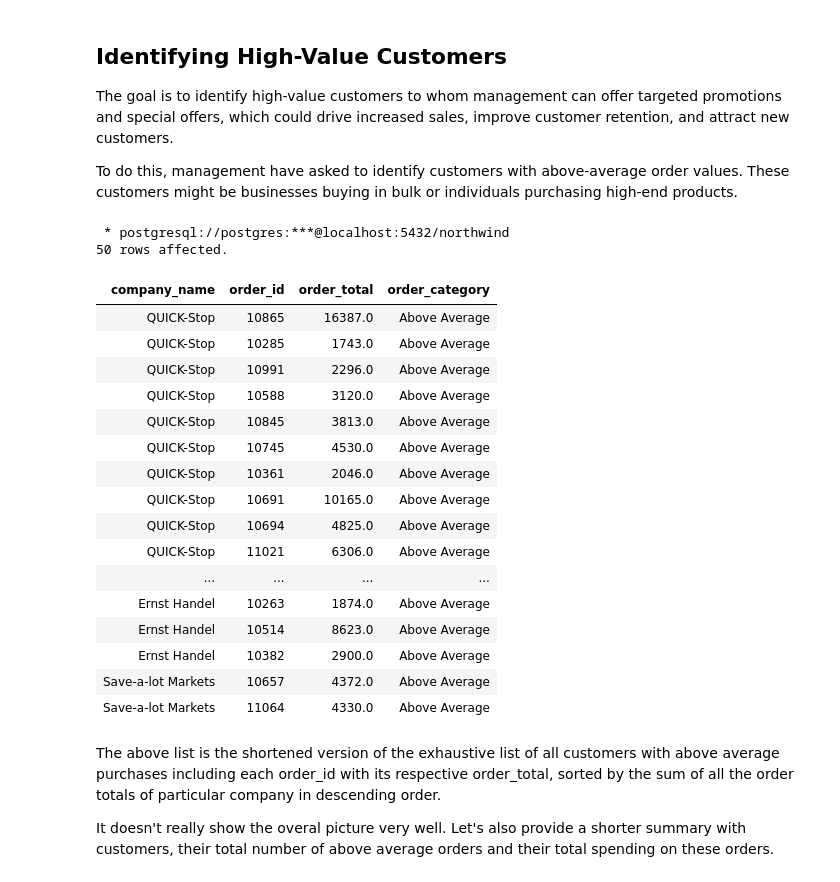
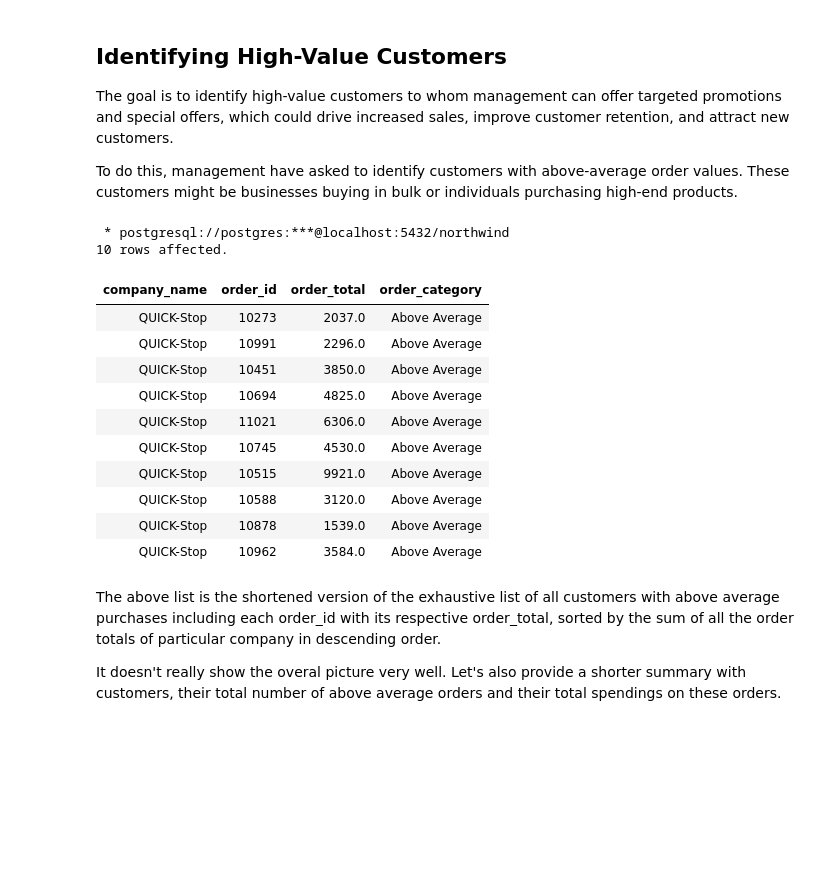
Before and after one commit to VeronikaKudry/business-insights-with-PostgreSQL, a Jupyter notebook: Strategic Business Insights with PostgreSQL.ipynb, the cells around one changed output. Drawn from its saved outputs; the diff is of its cells as text; code cells hidden in the pictures; blank space fills up the shorter version.

```diff
--- a/Strategic Business Insights with PostgreSQL.ipynb
+++ b/Strategic Business Insights with PostgreSQL.ipynb
@@ -491,46 +661,40 @@ To do this, management have asked to identify customers with above-average order
 # %%
 %%sql
 
 WITH
 customers_orders AS (
 SELECT c.company_name, od.order_id, ROUND(SUM(od.unit_price*od.quantity*(1-od.discount))) AS order_total
   FROM orders AS o
   JOIN customers AS c ON o.customer_id = c.customer_id
   JOIN order_details AS od ON o.order_id = od.order_id
  GROUP BY od.order_id, c.company_name
 )
 
 SELECT *,
        CASE WHEN order_total > (SELECT AVG(order_total) FROM customers_orders)
             THEN 'Above Average'
             ELSE 'Average/Below Average'
        END AS order_category
   FROM customers_orders
  WHERE order_total > (SELECT AVG(order_total) FROM customers_orders)
  ORDER BY SUM(order_total) OVER (PARTITION BY company_name) DESC
- LIMIT 50;
+ LIMIT 10;
 # %% [output]
  * postgresql://postgres:***@localhost:5432/northwind
-50 rows affected.
+10 rows affected.
 | company_name | order_id | order_total | order_category |
-| QUICK-Stop | 10865 | 16387.0 | Above Average |
-| QUICK-Stop | 10285 | 1743.0 | Above Average |
+| QUICK-Stop | 10273 | 2037.0 | Above Average |
 | QUICK-Stop | 10991 | 2296.0 | Above Average |
-| QUICK-Stop | 10588 | 3120.0 | Above Average |
-| QUICK-Stop | 10845 | 3813.0 | Above Average |
-| QUICK-Stop | 10745 | 4530.0 | Above Average |
-| QUICK-Stop | 10361 | 2046.0 | Above Average |
-| QUICK-Stop | 10691 | 10165.0 | Above Average |
+| QUICK-Stop | 10451 | 3850.0 | Above Average |
 | QUICK-Stop | 10694 | 4825.0 | Above Average |
 | QUICK-Stop | 11021 | 6306.0 | Above Average |
-| ... | ... | ... | ... |
-| Ernst Handel | 10263 | 1874.0 | Above Average |
-| Ernst Handel | 10514 | 8623.0 | Above Average |
-| Ernst Handel | 10382 | 2900.0 | Above Average |
-| Save-a-lot Markets | 10657 | 4372.0 | Above Average |
-| Save-a-lot Markets | 11064 | 4330.0 | Above Average |
+| QUICK-Stop | 10745 | 4530.0 | Above Average |
+| QUICK-Stop | 10515 | 9921.0 | Above Average |
+| QUICK-Stop | 10588 | 3120.0 | Above Average |
+| QUICK-Stop | 10878 | 1539.0 | Above Average |
+| QUICK-Stop | 10962 | 3584.0 | Above Average |
 # %% [markdown]
 The above list is the shortened version of the exhaustive list of all customers with above average purchases including each order_id with its respective order_total, sorted by the sum of all the order totals of particular company in descending order.
 
-It doesn't really show the overal picture very well. Let's also provide a shorter summary with customers, their total number of above average orders and their total spending on these orders.
+It doesn't really show the overal picture very well. Let's also provide a shorter summary with customers, their total number of above average orders and their total spendings on these orders.
 # %%
```
Also changed, not shown: parts of 35 cells of this notebook.
